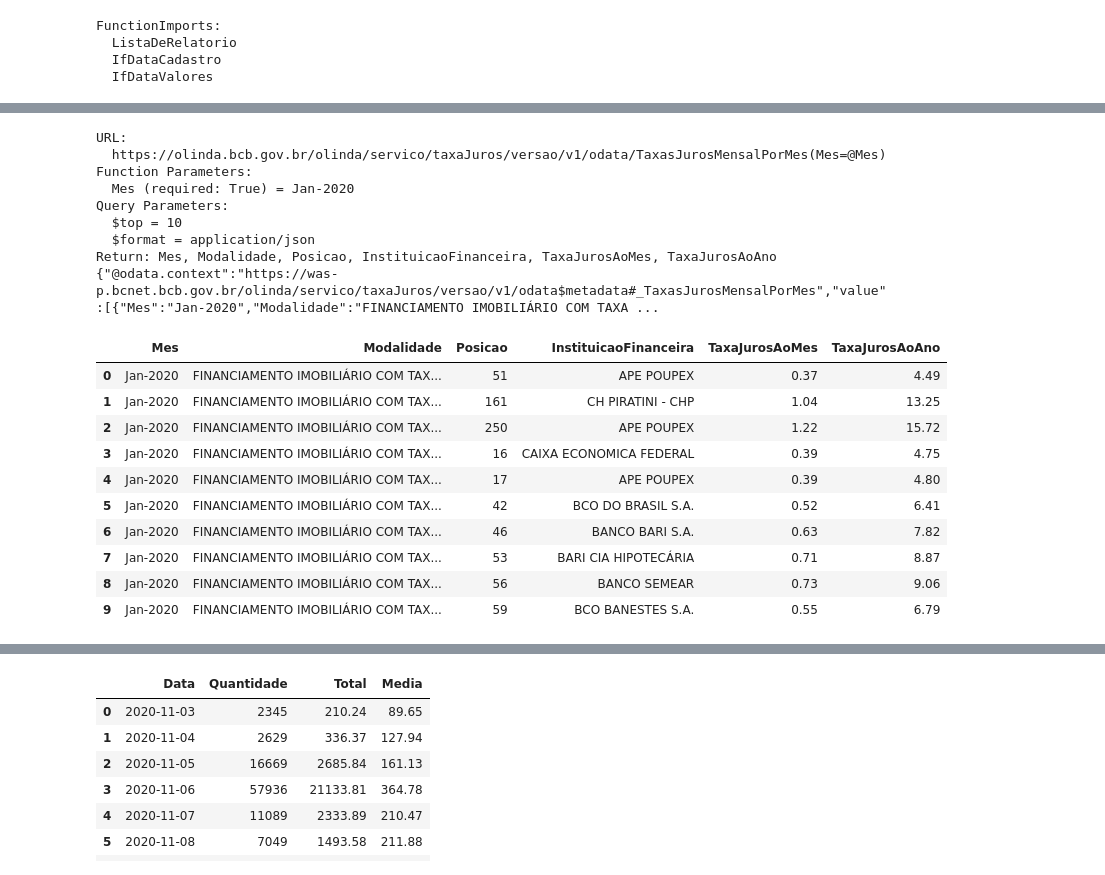
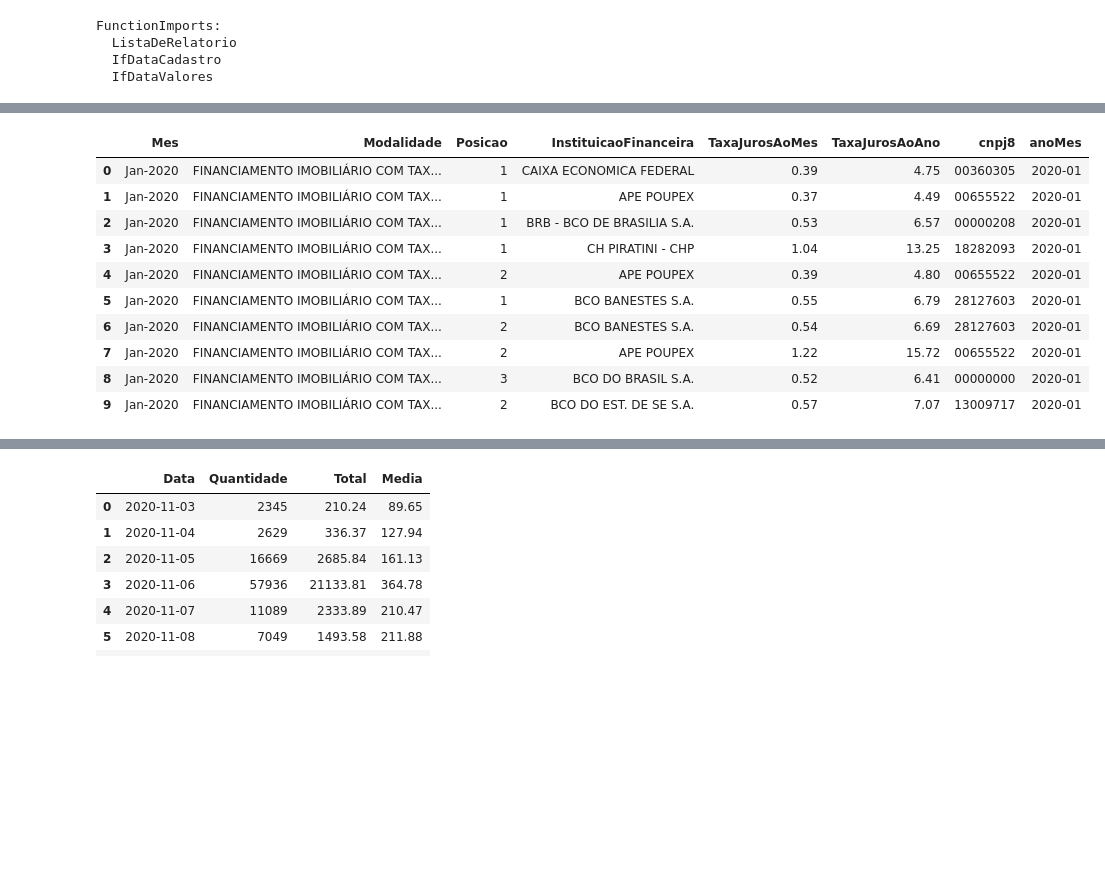
Before and after one commit to wilsonfreitas/python-bcb, a Jupyter notebook: notebooks/odata taxas de juros cheque especial.ipynb, the cells around one changed output, grey strips where cells are left out. Cells and saved outputs as stored; diff of their text form; code cells hidden in the pictures; blank space fills up the shorter version.

```diff
--- a/notebooks/odata taxas de juros cheque especial.ipynb
+++ b/notebooks/odata taxas de juros cheque especial.ipynb
@@ -386,26 +380,18 @@ Return: inicioPeriodo, fimPeriodo
 # %%
-tj.get_endpoint('TaxasJurosMensalPorMes').get(limit=10, Mes='Jan-2020')
+api = tj.get_endpoint('TaxasJurosMensalPorMes')
+api.get(api.Mes == 'Jan-2020', limit=10)
 # %% [output]
-URL:
-  https://olinda.bcb.gov.br/olinda/servico/taxaJuros/versao/v1/odata/TaxasJurosMensalPorMes(Mes=@Mes)
-Function Parameters:
-  Mes (required: True) = Jan-2020
-Query Parameters:
-  $top = 10
-  $format = application/json
-Return: Mes, Modalidade, Posicao, InstituicaoFinanceira, TaxaJurosAoMes, TaxaJurosAoAno
-{"@odata.context":"https://was-p.bcnet.bcb.gov.br/olinda/servico/taxaJuros/versao/v1/odata$metadata#_TaxasJurosMensalPorMes","value":[{"Mes":"Jan-2020","Modalidade":"FINANCIAMENTO IMOBILIÁRIO COM TAXA ...
-|  | Mes | Modalidade | Posicao | InstituicaoFinanceira | TaxaJurosAoMes | TaxaJurosAoAno |
-| 0 | Jan-2020 | FINANCIAMENTO IMOBILIÁRIO COM TAX... | 51 | APE POUPEX | 0.37 | 4.49 |
-| 1 | Jan-2020 | FINANCIAMENTO IMOBILIÁRIO COM TAX... | 161 | CH PIRATINI - CHP | 1.04 | 13.25 |
-| 2 | Jan-2020 | FINANCIAMENTO IMOBILIÁRIO COM TAX... | 250 | APE POUPEX | 1.22 | 15.72 |
-| 3 | Jan-2020 | FINANCIAMENTO IMOBILIÁRIO COM TAX... | 16 | CAIXA ECONOMICA FEDERAL | 0.39 | 4.75 |
-| 4 | Jan-2020 | FINANCIAMENTO IMOBILIÁRIO COM TAX... | 17 | APE POUPEX | 0.39 | 4.80 |
-| 5 | Jan-2020 | FINANCIAMENTO IMOBILIÁRIO COM TAX... | 42 | BCO DO BRASIL S.A. | 0.52 | 6.41 |
-| 6 | Jan-2020 | FINANCIAMENTO IMOBILIÁRIO COM TAX... | 46 | BANCO BARI S.A. | 0.63 | 7.82 |
-| 7 | Jan-2020 | FINANCIAMENTO IMOBILIÁRIO COM TAX... | 53 | BARI CIA HIPOTECÁRIA | 0.71 | 8.87 |
-| 8 | Jan-2020 | FINANCIAMENTO IMOBILIÁRIO COM TAX... | 56 | BANCO SEMEAR | 0.73 | 9.06 |
-| 9 | Jan-2020 | FINANCIAMENTO IMOBILIÁRIO COM TAX... | 59 | BCO BANESTES S.A. | 0.55 | 6.79 |
+|  | Mes | Modalidade | Posicao | InstituicaoFinanceira | TaxaJurosAoMes | TaxaJurosAoAno | cnpj8 | anoMes |
+| 0 | Jan-2020 | FINANCIAMENTO IMOBILIÁRIO COM TAX... | 1 | CAIXA ECONOMICA FEDERAL | 0.39 | 4.75 | 00360305 | 2020-01 |
+| 1 | Jan-2020 | FINANCIAMENTO IMOBILIÁRIO COM TAX... | 1 | APE POUPEX | 0.37 | 4.49 | 00655522 | 2020-01 |
+| 2 | Jan-2020 | FINANCIAMENTO IMOBILIÁRIO COM TAX... | 1 | BRB - BCO DE BRASILIA S.A. | 0.53 | 6.57 | 00000208 | 2020-01 |
+| 3 | Jan-2020 | FINANCIAMENTO IMOBILIÁRIO COM TAX... | 1 | CH PIRATINI - CHP | 1.04 | 13.25 | 18282093 | 2020-01 |
+| 4 | Jan-2020 | FINANCIAMENTO IMOBILIÁRIO COM TAX... | 2 | APE POUPEX | 0.39 | 4.80 | 00655522 | 2020-01 |
+| 5 | Jan-2020 | FINANCIAMENTO IMOBILIÁRIO COM TAX... | 1 | BCO BANESTES S.A. | 0.55 | 6.79 | 28127603 | 2020-01 |
+| 6 | Jan-2020 | FINANCIAMENTO IMOBILIÁRIO COM TAX... | 2 | BCO BANESTES S.A. | 0.54 | 6.69 | 28127603 | 2020-01 |
+| 7 | Jan-2020 | FINANCIAMENTO IMOBILIÁRIO COM TAX... | 2 | APE POUPEX | 1.22 | 15.72 | 00655522 | 2020-01 |
+| 8 | Jan-2020 | FINANCIAMENTO IMOBILIÁRIO COM TAX... | 3 | BCO DO BRASIL S.A. | 0.52 | 6.41 | 00000000 | 2020-01 |
+| 9 | Jan-2020 | FINANCIAMENTO IMOBILIÁRIO COM TAX... | 2 | BCO DO EST. DE SE S.A. | 0.57 | 7.07 | 13009717 | 2020-01 |
 # %%
 from bcb import SPI
 
```
Also changed, not shown: parts of 27 cells of this notebook, 2 other files.
